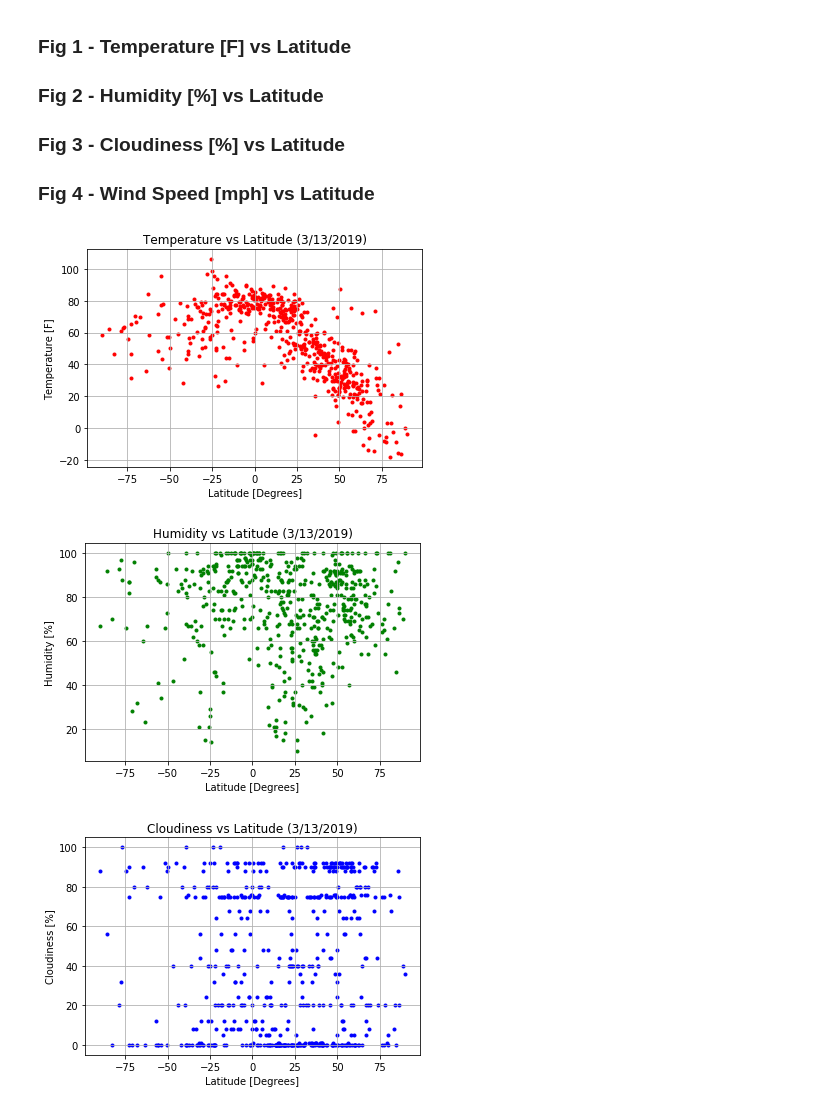
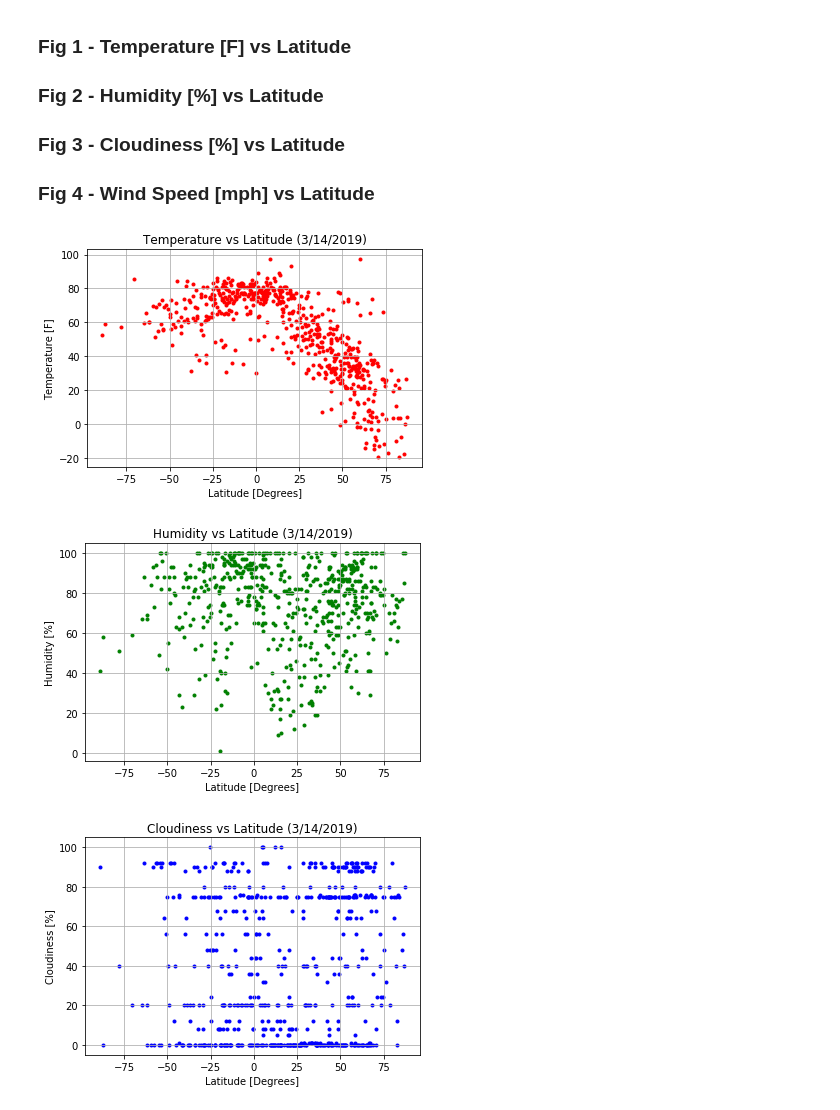
Before and after one commit to ramsun/weather-api-visualization, a Jupyter notebook: Weather API Visualization.ipynb, the cells around one changed output. Drawn from its saved outputs; the diff is of its cells as text; code cells hidden in the pictures.

```diff
--- a/Weather API Visualization.ipynb
+++ b/Weather API Visualization.ipynb
@@ -149,36 +147,36 @@ weather_report_df.to_csv("weather_report.csv", encoding='utf-8')
 # %%
 # Create a scatter plot of the Temperature vs the Latitude
 plt.scatter(weather_report_df['Latitude'],weather_report_df['Temperature (F)'],\
             marker = ".", color = "red")
 plt.xlabel("Latitude [Degrees]")
 plt.ylabel("Temperature [F]")
-plt.title("Temperature vs Latitude (3/13/2019)")
+plt.title("Temperature vs Latitude (3/14/2019)")
 plt.grid()
 plt.savefig("temp_vs_lat.png") # save plt as png to directory
 # %% [output]
-[figure, old version]
+[figure, new version]
 # %%
 # Create a scatter plot of the Humidity vs the Latitude
 plt.scatter(weather_report_df['Latitude'],weather_report_df['Humidity (%)'],\
             marker = ".", color = "green")
 plt.xlabel("Latitude [Degrees]")
 plt.ylabel("Humidity [%]")
-plt.title("Humidity vs Latitude (3/13/2019)")
+plt.title("Humidity vs Latitude (3/14/2019)")
 plt.grid()
 plt.savefig("humidity_vs_lat.png") # save plt as png to directory
 # %% [output]
-[figure, old version]
+[figure, new version]
 # %%
 # Create a scatter plot of the Cloudiness vs the Latitude
 plt.scatter(weather_report_df['Latitude'],weather_report_df['Cloudiness (%)'],\
             marker = ".", color = "blue")
 plt.xlabel("Latitude [Degrees]")
 plt.ylabel("Cloudiness [%]")
-plt.title("Cloudiness vs Latitude (3/13/2019)")
+plt.title("Cloudiness vs Latitude (3/14/2019)")
 plt.grid()
 plt.savefig("cloudiness_vs_lat.png") # save plt as png to directory
 # %% [output]
-[figure, old version]
+[figure, new version]
 # %%
 # Create a scatter plot of the Wind Speed vs the Latitude
 plt.scatter(weather_report_df['Latitude'],weather_report_df['Wind Speed (mph)'],\
```
Also changed, not shown: parts of 2 cells of this notebook, 6 other files.
